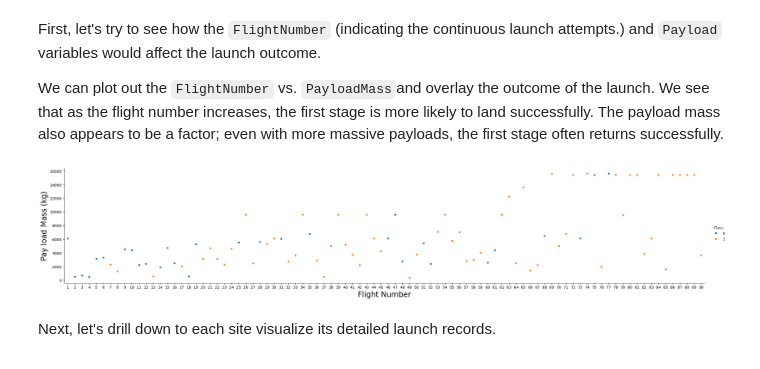
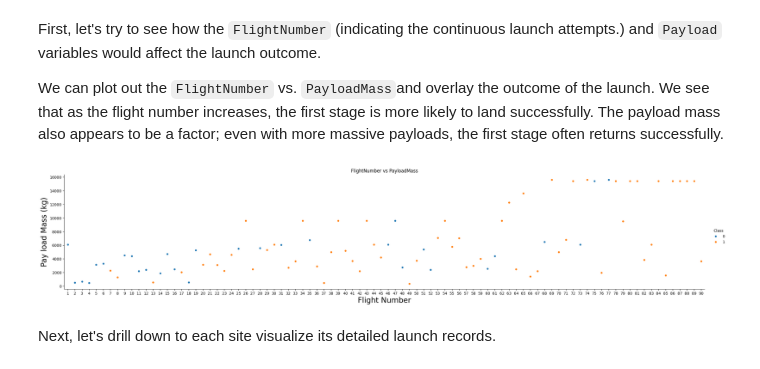
Before and after one commit to KarthikNot/applied-data-science-capstone, a Jupyter notebook: eda-viz.ipynb, the cells around one changed output. Cells and saved outputs as stored; diff of their text form; code cells hidden in the pictures.

```diff
--- a/eda-viz.ipynb
+++ b/eda-viz.ipynb
@@ -62,13 +54,13 @@ please provide us feedback at https://github.com/pandas-dev/pandas/issues/54466
 # %% [markdown]
 First, let's read the SpaceX dataset into a Pandas dataframe and print its summary
 # %%
-from js import fetch
+# from js import fetch
 import io
 
 URL = "https://cf-courses-data.s3.us.cloud-object-storage.appdomain.cloud/IBM-DS0321EN-SkillsNetwork/datasets/dataset_part_2.csv"
-resp = await fetch(URL)
-dataset_part_2_csv = io.BytesIO((await resp.arrayBuffer()).to_py())
-df=pd.read_csv(dataset_part_2_csv)
+# resp = await fetch(URL)
+# dataset_part_2_csv = io.BytesIO((await resp.arrayBuffer()).to_py())
+df=pd.read_csv(URL)
 df.head(5)
 # %% [output]
 |  | FlightNumber | Date | BoosterVersion | PayloadMass | Orbit | LaunchSite | Outcome | Flights | GridFins | ... |
@@ -83,11 +75,13 @@ First, let's try to see how the `FlightNumber` (indicating the continuous launch
 We can plot out the <code>FlightNumber</code> vs. <code>PayloadMass</code>and overlay the outcome of the launch. We see that as the flight number increases, the first stage is more likely to land successfully. The payload mass also appears to be a factor; even with more massive payloads, the first stage often returns successfully.
 # %%
 sns.catplot(y="PayloadMass", x="FlightNumber", hue="Class", data=df, aspect = 5)
+
 plt.xlabel("Flight Number",fontsize=20)
 plt.ylabel("Pay load Mass (kg)",fontsize=20)
+plt.title('FlightNumber vs PayloadMass')
 plt.show()
 # %% [output]
-[figure, old version]
+[figure, new version]
 # %% [markdown]
 Next, let's drill down to each site visualize its detailed launch records.
 # %% [markdown]
```
Also changed, not shown: parts of 11 cells of this notebook, 5 other files.
